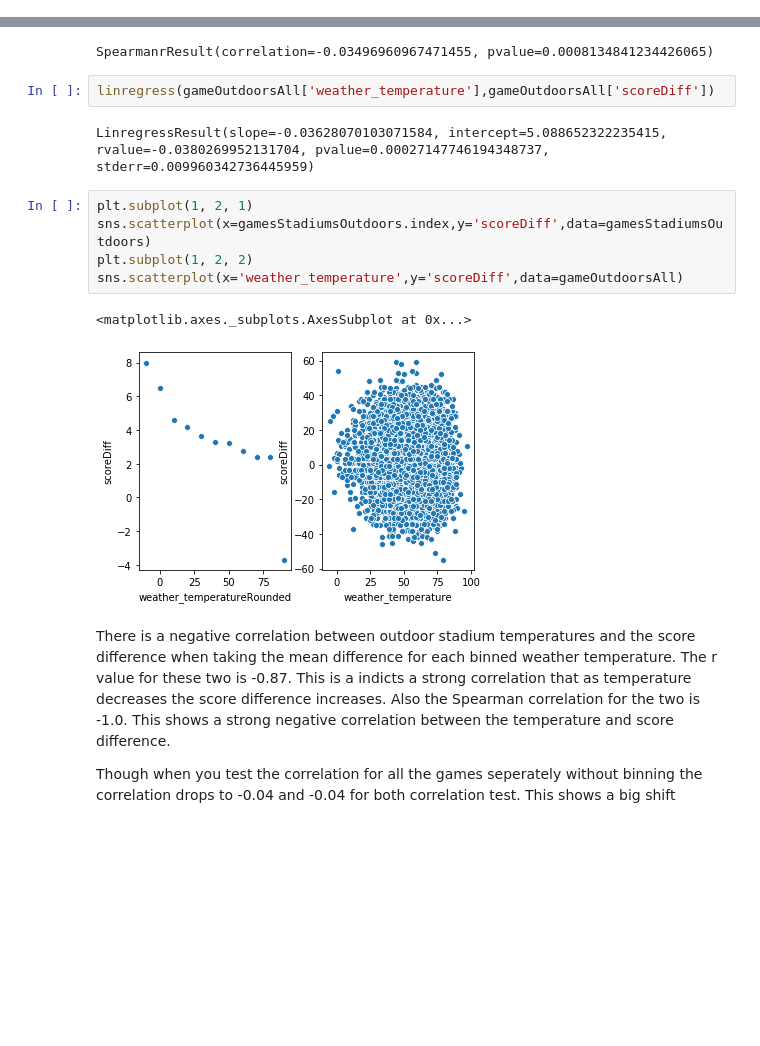
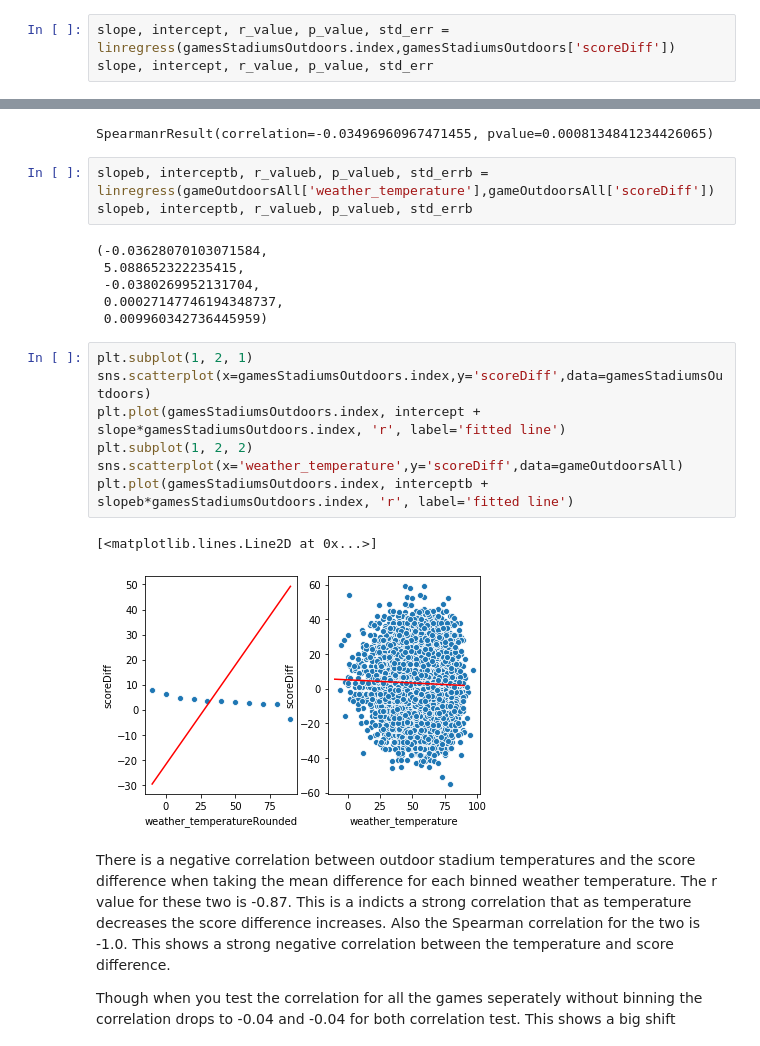
Before and after one commit to rezalution/Springboard, a Jupyter notebook: Capstone #1/Statistical Data Analysis.ipynb, the cells around one changed output, grey strips where cells are left out. Cells and saved outputs as stored; diff of their text form; blank space fills up the shorter version.

```diff
--- a/Capstone #1/Statistical Data Analysis.ipynb
+++ b/Capstone #1/Statistical Data Analysis.ipynb
@@ -486,0 +483,3 @@ LinregressResult(slope=-0.07694454768644805, intercept=6.469348432138689, rvalue
+# %%
+slope, intercept, r_value, p_value, std_err = linregress(gamesStadiumsOutdoors.index,gamesStadiumsOutdoors['scoreDiff'])
+slope, intercept, r_value, p_value, std_err
@@ -490,18 +495,25 @@ gameOutdoorsAll = gamesStadiums[gamesStadiums['stadium_type'] == 'outdoor']
 spearmanr(gameOutdoorsAll['weather_temperature'],gameOutdoorsAll['scoreDiff'])
 # %% [output]
 SpearmanrResult(correlation=-0.03496960967471455, pvalue=0.0008134841234426065)
-# %%
-linregress(gameOutdoorsAll['weather_temperature'],gameOutdoorsAll['scoreDiff'])
-# %% [output]
-LinregressResult(slope=-0.03628070103071584, intercept=5.088652322235415, rvalue=-0.0380269952131704, pvalue=0.00027147746194348737, stderr=0.009960342736445959)
+# %%
+slopeb, interceptb, r_valueb, p_valueb, std_errb = linregress(gameOutdoorsAll['weather_temperature'],gameOutdoorsAll['scoreDiff'])
+slopeb, interceptb, r_valueb, p_valueb, std_errb
+# %% [output]
+(-0.03628070103071584,
+ 5.088652322235415,
+ -0.0380269952131704,
+ 0.00027147746194348737,
+ 0.009960342736445959)
 # %%
 plt.subplot(1, 2, 1)
 sns.scatterplot(x=gamesStadiumsOutdoors.index,y='scoreDiff',data=gamesStadiumsOutdoors)
+plt.plot(gamesStadiumsOutdoors.index, intercept + slope*gamesStadiumsOutdoors.index, 'r', label='fitted line')
 plt.subplot(1, 2, 2)
 sns.scatterplot(x='weather_temperature',y='scoreDiff',data=gameOutdoorsAll)
+plt.plot(gamesStadiumsOutdoors.index, interceptb + slopeb*gamesStadiumsOutdoors.index, 'r', label='fitted line')
 # %% [output]
-<matplotlib.axes._subplots.AxesSubplot at 0x...>
+[<matplotlib.lines.Line2D at 0x...>]
-[figure, old version]
+[figure, new version]
 # %% [markdown]
 There is a negative correlation between outdoor stadium temperatures and the score difference when taking the mean difference for each binned weather temperature. The r value for these two is -0.87. This is a indicts a strong correlation that as temperature decreases the score difference increases. Also the Spearman correlation for the two is -1.0. This shows a strong negative correlation between the temperature and score difference.
 
```
Also changed, not shown: parts of 6 cells of this notebook.
